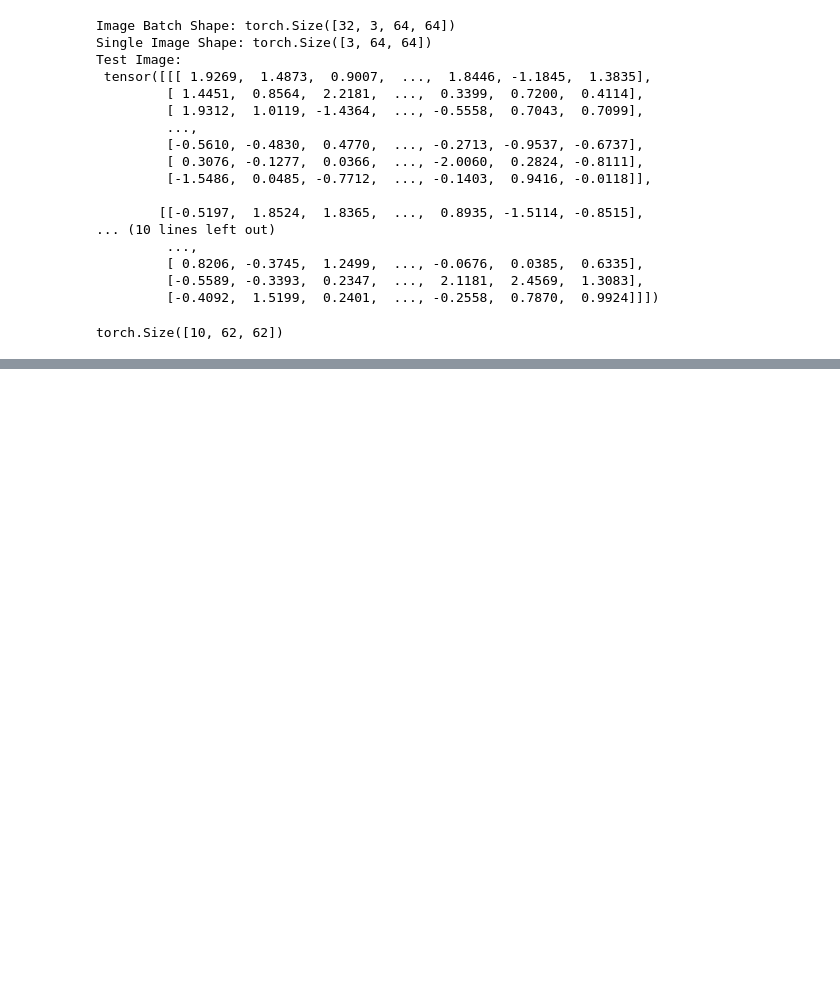
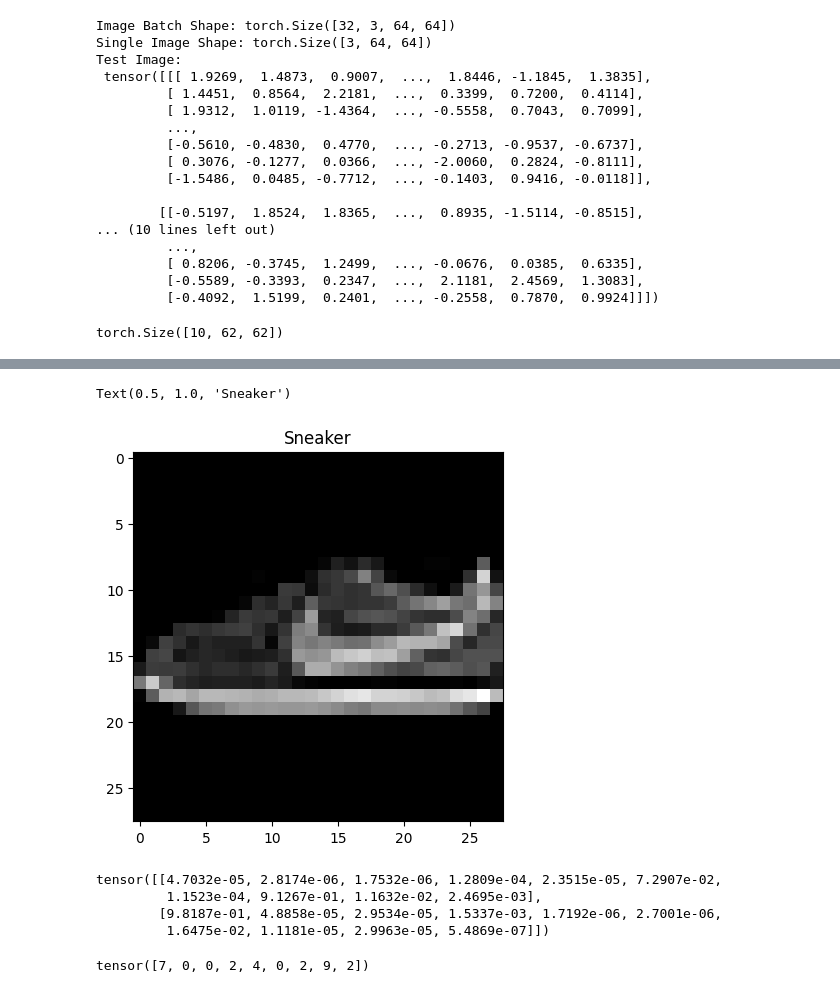
Before and after one commit to th3-riddler/PyTorch, a Jupyter notebook: es4/computerVision.ipynb, the cells around one changed output, grey strips where cells are left out. Cells and saved outputs as stored; diff of their text form; code cells hidden in the pictures; blank space fills up the shorter version.

```diff
--- a/es4/computerVision.ipynb
+++ b/es4/computerVision.ipynb
@@ -589,0 +817,20 @@ torch.Size([10, 62, 62])
+# %%
+plt.imshow(test_samples[0].squeeze(), cmap="gray")
+plt.title(class_names[test_labels[0]])
+# %% [output]
+Text(0.5, 1.0, 'Sneaker')
+[figure, added]
+# %%
+pred_probs = make_predictions(model=model_2,
+                              data=test_samples)
+pred_probs[:2]
+# %% [output]
+tensor([[4.7032e-05, 2.8174e-06, 1.7532e-06, 1.2809e-04, 2.3515e-05, 7.2907e-02,
+         1.1523e-04, 9.1267e-01, 1.1632e-02, 2.4695e-03],
+        [9.8187e-01, 4.8858e-05, 2.9534e-05, 1.5337e-03, 1.7192e-06, 2.7001e-06,
+         1.6475e-02, 1.1181e-05, 2.9963e-05, 5.4869e-07]])
+# %%
+pred_classes = pred_probs.argmax(dim=1)
+pred_classes
+# %% [output]
+tensor([7, 0, 0, 2, 4, 0, 2, 9, 2])
```
Also changed, not shown: parts of 39 cells of this notebook, 5 other files.
